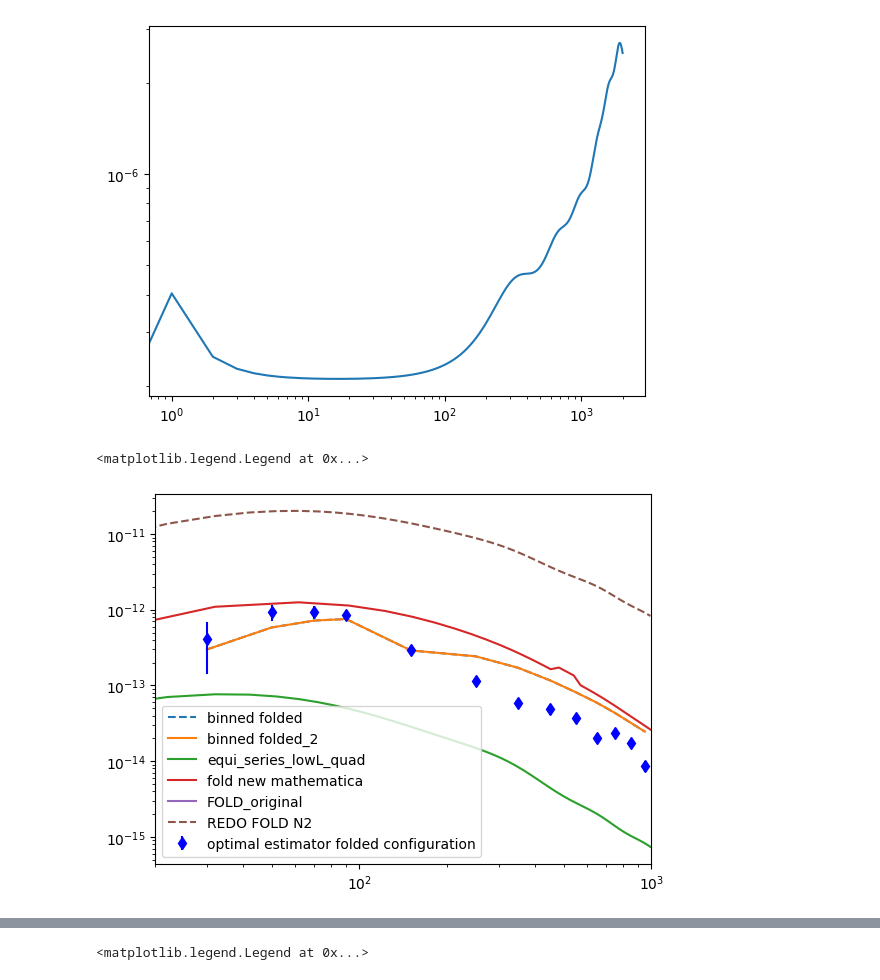
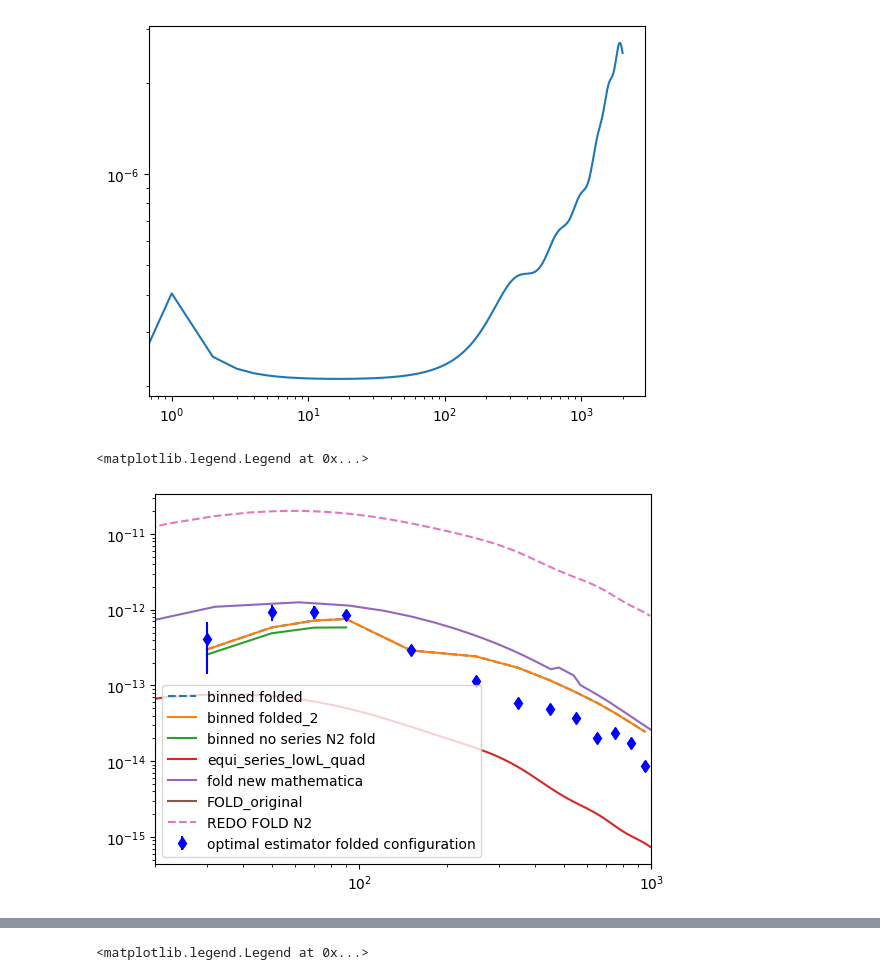
Before and after one commit to aleksandrbowkis/bispec_opt_est, a Jupyter notebook: N2_numerical/Binning_effects/Visualisation/N2_tests.ipynb, the cells around one changed output, grey strips where cells are left out. Saved outputs shown, nothing was run; the diff lists cells and outputs as text; code cells hidden in the pictures.

```diff
--- a/N2_numerical/Binning_effects/Visualisation/N2_tests.ipynb
+++ b/N2_numerical/Binning_effects/Visualisation/N2_tests.ipynb
@@ -159,32 +159,32 @@ plt.loglog(L_norm, Lfac_norm*norm_phi)
 ### Notes - shape driven almost totally by setting A1,2,3. Setting A(L/2) twice and A(L) then leaving Clphis as C(L) gives pretty much bang on. Why wouldn't the clphi"s L change though?
 ### Changing to any Clphi(L/2) makes it too large (even just one of the two)
 bin_mid_fld, binning_test_fld = np.load('/home/amb257/kappa_bispec/bispec_opt_est/N2_numerical/Binning_effects/outputs/binned_folded.npy')
 bin_mid_fld_2, binning_test_fld_2 = np.load('/home/amb257/kappa_bispec/bispec_opt_est/N2_numerical/Binning_effects/outputs/binned_folded_2.npy')
 
 L_redo, N2_redo = np.loadtxt('../../n2_bias_results.txt')
 LensingL_fold, N2_fold = np.loadtxt('../../N2_fold.txt')
 LensingL_fold, direct_fold = np.loadtxt('../../direct_fold.txt')
 L_samenorm, fold_samenorm = np.loadtxt('../../same_norm_quad_fold.txt')
 L_newmathematica, fold_N2_newmathematica = np.loadtxt('../../new_mathematica_N2_fold.txt')
 Lfac = LensingL_fold*(LensingL_fold+1)  * (LensingL_fold/2*(LensingL_fold/2+1))**2
 Lfac_mathematica = L_newmathematica*(L_newmathematica+1)  * (L_newmathematica/2*(L_newmathematica/2+1))**2
 L_noseries, N2_noseries = np.load('/home/amb257/kappa_bispec/bispec_opt_est/N2_numerical/Binning_effects/outputs/no_series_binned_folded.npy')
 
 L_As_same, fold_As_same = np.loadtxt('../../allAs_same_norm_quad_fold.txt')
 L_opt_fold, opt_est_fold, err_fold = np.loadtxt('../../folded_opt_est.txt')
 plt.loglog(bin_mid_fld, binning_test_fld, ls = '--', label = 'binned folded')
 plt.loglog(bin_mid_fld_2, binning_test_fld_2, label = 'binned folded_2')
-
+plt.loglog(L_noseries, N2_noseries, label = 'binned no series N2 fold')
 plt.loglog(LensingL, 1/8*(LensingL*(LensingL+1))**3 * testquad, label='equi_series_lowL_quad')
 plt.loglog(L_newmathematica, 1/8*Lfac_mathematica * fold_N2_newmathematica, label='fold new mathematica')
 plt.errorbar(L_opt_fold, -1*opt_est_fold, yerr = err_fold, fmt='bd', label = 'optimal estimator folded configuration')
 #plt.loglog(LensingL_fold, -1/8*Lfac*N2_fold, label='FOLD_original')
 plt.loglog(LensingL_fold, -1/8*(LensingL_fold*(LensingL_fold+1))**3*direct_fold, label='FOLD_original')
 
 plt.loglog(L_redo, -1/8*(L_redo*(L_redo+1))**3*N2_redo,  ls = '--', label='REDO FOLD N2')
 plt.xlim(20,1000)
 #plt.ylim(1e-13, 1e-12)
 plt.legend()
 # %% [output]
 <matplotlib.legend.Legend at 0x...>
-[figure, old version]
+[figure, new version]
```
Also changed, not shown: parts of 3 cells of this notebook, 22 other files.
